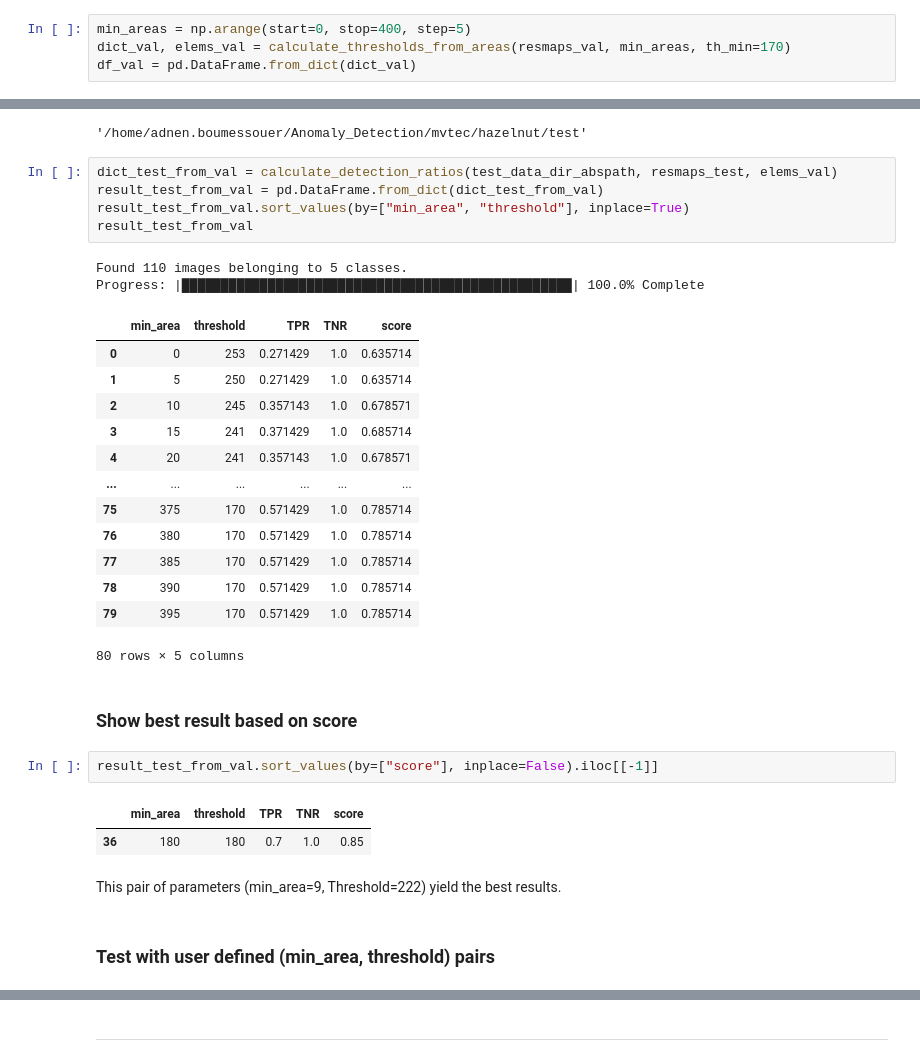
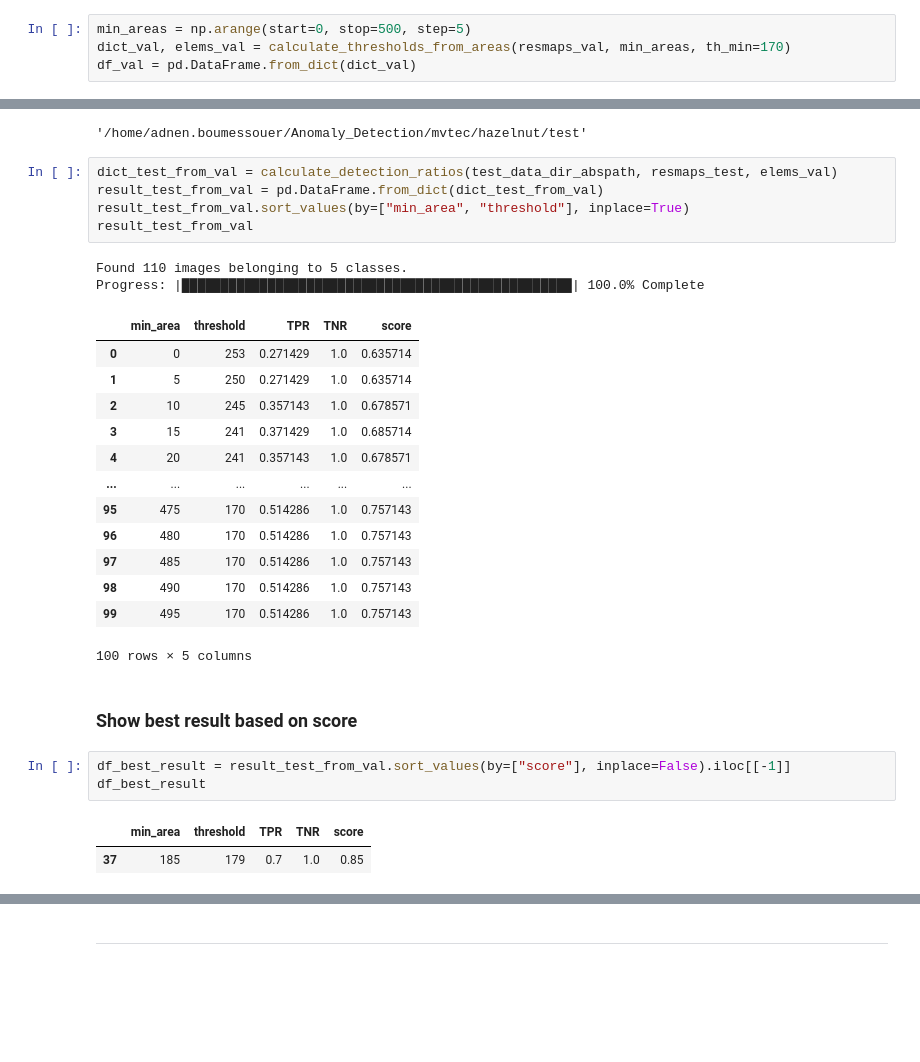
Before and after one commit to AdneneBoumessouer/MVTec-Anomaly-Detection, a Jupyter notebook: finetune/mvtec_hazelnut_SSIM.ipynb, the cells around one changed output, grey strips where cells are left out. Saved outputs shown, nothing was run; the diff lists cells and outputs as text; blank space fills up the shorter version.

```diff
--- a/finetune/mvtec_hazelnut_SSIM.ipynb
+++ b/finetune/mvtec_hazelnut_SSIM.ipynb
@@ -321,7 +119,7 @@ def calculate_thresholds_from_areas(resmaps_val, min_areas, th_min=128):
 # %% [markdown]
 #### Simulate validation script with multiple `min_area` input arguments
 # %%
-min_areas = np.arange(start=0, stop=400, step=5)
+min_areas = np.arange(start=0, stop=500, step=5)
 dict_val, elems_val = calculate_thresholds_from_areas(resmaps_val, min_areas, th_min=170)
 df_val = pd.DataFrame.from_dict(dict_val)
 # %% [output]
@@ -488,20 +346,17 @@ Progress: |███████████████████████
 | 3 | 15 | 241 | 0.371429 | 1.0 | 0.685714 |
 | 4 | 20 | 241 | 0.357143 | 1.0 | 0.678571 |
 | ... | ... | ... | ... | ... | ... |
-| 75 | 375 | 170 | 0.571429 | 1.0 | 0.785714 |
-| 76 | 380 | 170 | 0.571429 | 1.0 | 0.785714 |
-| 77 | 385 | 170 | 0.571429 | 1.0 | 0.785714 |
-| 78 | 390 | 170 | 0.571429 | 1.0 | 0.785714 |
-| 79 | 395 | 170 | 0.571429 | 1.0 | 0.785714 |
+| 95 | 475 | 170 | 0.514286 | 1.0 | 0.757143 |
+| 96 | 480 | 170 | 0.514286 | 1.0 | 0.757143 |
+| 97 | 485 | 170 | 0.514286 | 1.0 | 0.757143 |
+| 98 | 490 | 170 | 0.514286 | 1.0 | 0.757143 |
+| 99 | 495 | 170 | 0.514286 | 1.0 | 0.757143 |
-80 rows × 5 columns
+100 rows × 5 columns
 # %% [markdown]
 ### Show best result based on score
 # %%
-result_test_from_val.sort_values(by=["score"], inplace=False).iloc[[-1]]
+df_best_result = result_test_from_val.sort_values(by=["score"], inplace=False).iloc[[-1]]
+df_best_result
 # %% [output]
 |  | min_area | threshold | TPR | TNR | score |
-| 36 | 180 | 180 | 0.7 | 1.0 | 0.85 |
+| 37 | 185 | 179 | 0.7 | 1.0 | 0.85 |
-# %% [markdown]
-This pair of parameters (min_area=9, Threshold=222) yield the best results.
-# %% [markdown]
-### Test with user defined (min_area, threshold) pairs
```
Also changed, not shown: parts of 45 cells of this notebook, 5 other files.
